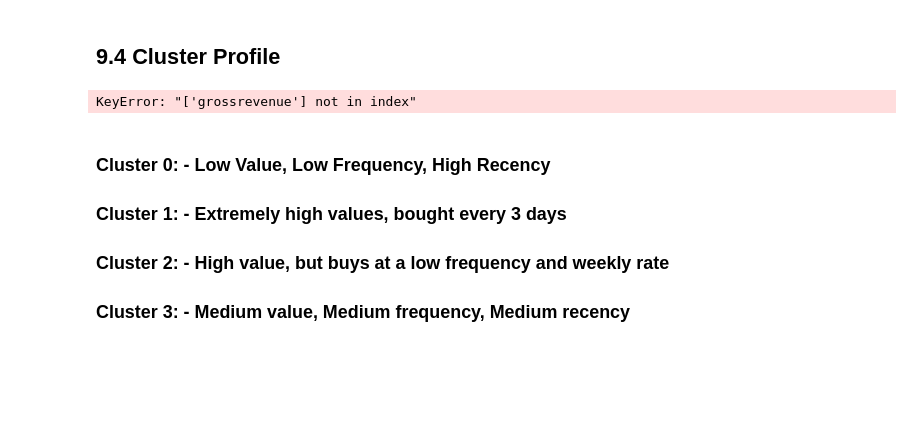
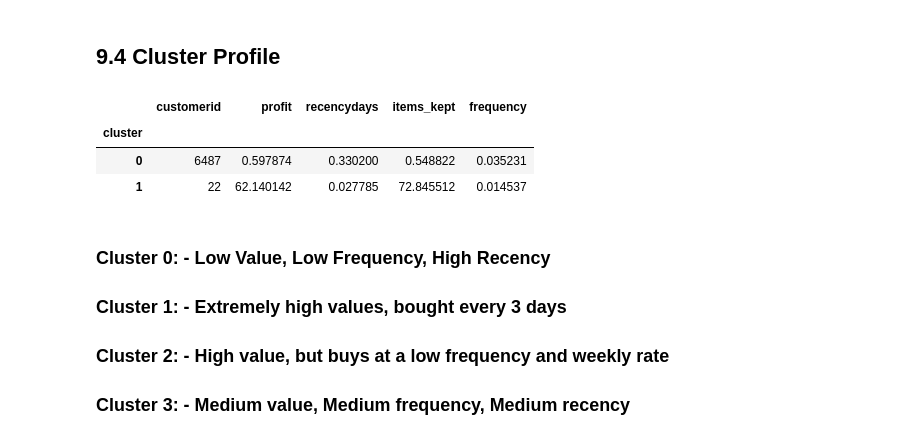
Before and after one commit to ViniciusKos/insiders_clustering, a Jupyter notebook: cluster_circle4.ipynb, the cells around one changed output. Cells and saved outputs as stored; diff of their text form; code cells hidden in the pictures; blank space fills up the shorter version.

Commit message:
circle 5 - cluster profile

```diff
--- a/cluster_circle4.ipynb
+++ b/cluster_circle4.ipynb
@@ -1216,30 +1218,16 @@ sns.scatterplot(x='embedding_x',y='embedding_y',
 # %% [markdown]
 ## 9.4 Cluster Profile
-# %%
-# Number of customer
-df_cluster=df9[['customerid','cluster']].groupby('cluster').count().reset_index()
-df_cluster['pc_customer']=100*df_cluster['customerid']/df_cluster['customerid'].sum()
-
-# Avg Gross Revenue
-df_avg_gross_revenue= df9[['grossrevenue','cluster']].groupby( 'cluster' ).mean().reset_index()
-df_cluster= df_cluster.merge( df_avg_gross_revenue, how='inner', on='cluster')
-
-# Avg recency days
-df_avg_recencydays= df9[['recencydays','cluster']].groupby( 'cluster' ).mean().reset_index()
-df_cluster= df_cluster.merge( df_avg_recencydays, how='inner', on='cluster')
-
-
-# Avg invoice_no
-df_avg_invoiceno= df9[['invoiceno','cluster']].groupby( 'cluster' ).mean().reset_index()
-df_cluster= df_cluster.merge( df_avg_invoiceno, how='inner', on='cluster')
-
-# Avg Ticket
-df_ticket = df9[['avgticket','cluster']].groupby('cluster').mean().reset_index()
-df_cluster = df_cluster.merge(df_ticket, how='inner', on='cluster')
-
-df_cluster
-# %% [output]
-KeyError: "['grossrevenue'] not in index"
+# %%
+# Number of customer
+df_cluster=df9.groupby(['cluster']).agg({"customerid":"count",
+"profit":"mean", "recencydays":"mean" , "items_kept":"mean", "frequency":"mean"})
+
+df_cluster
+# %% [output]
+|  | customerid | profit | recencydays | items_kept | frequency |
+| cluster |  |  |  |  |  |
+| 0 | 6487 | 0.597874 | 0.330200 | 0.548822 | 0.035231 |
+| 1 | 22 | 62.140142 | 0.027785 | 72.845512 | 0.014537 |
 # %% [markdown]
 ### Cluster 0: - Low Value, Low Frequency, High Recency
 
```
Also changed, not shown: parts of 8 cells of this notebook.
